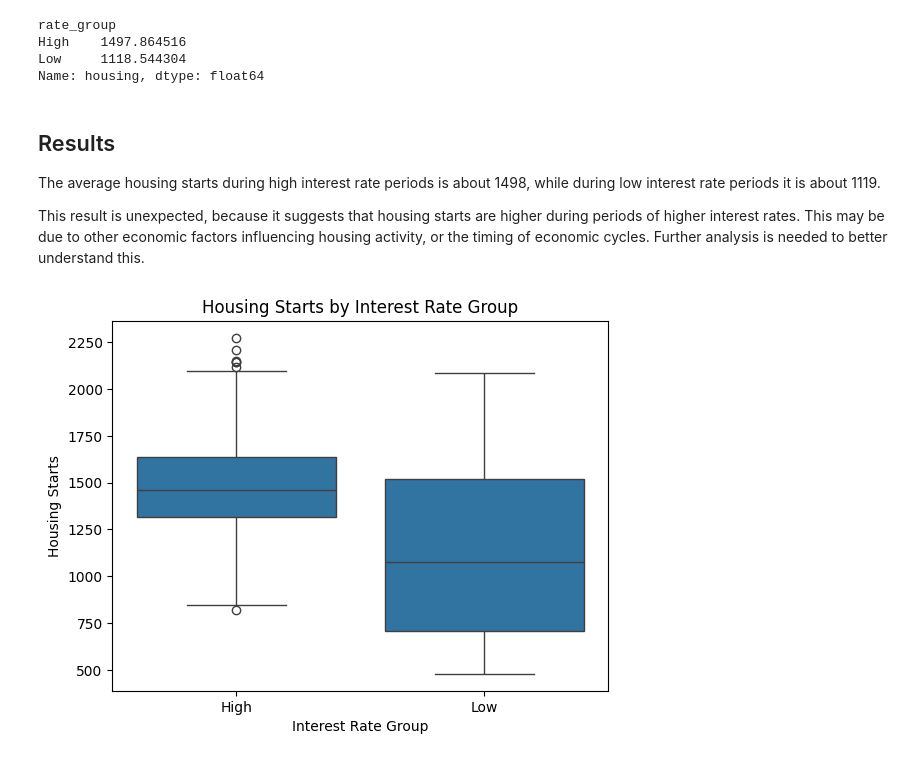
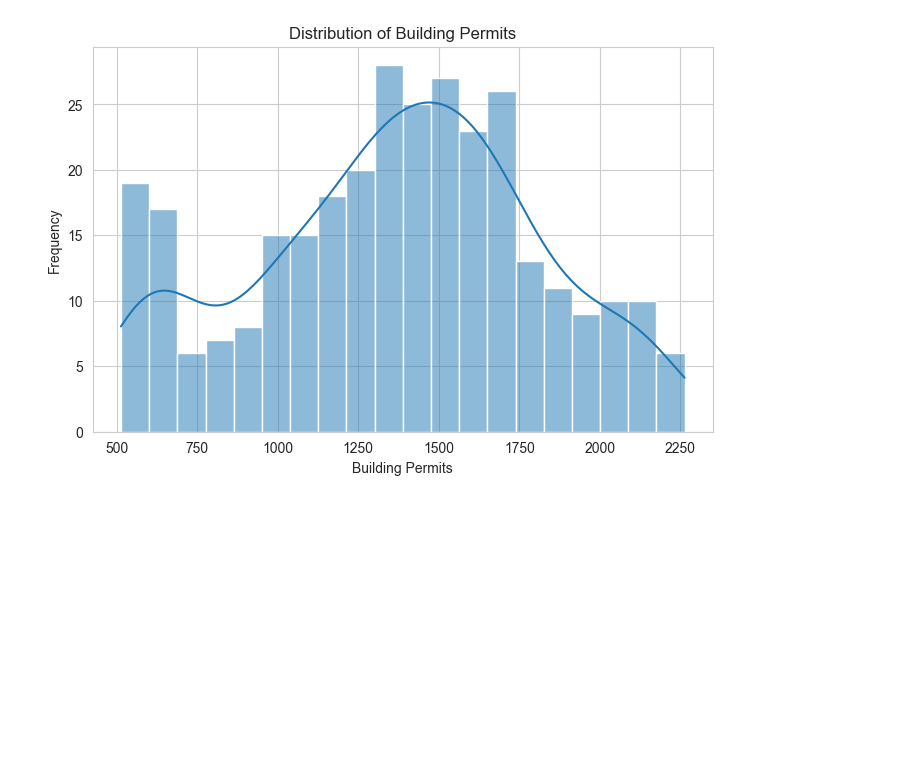
Before and after one commit to meno7286/fred-housing-interest-rates, a Jupyter notebook: iratesvshstats.ipynb, the cells around one changed output. Drawn from its saved outputs; the diff is of its cells as text; code cells hidden in the pictures; blank space fills up the shorter version.

```diff
--- a/iratesvshstats.ipynb
+++ b/iratesvshstats.ipynb
@@ -83,31 +168,12 @@ df.describe()
 # %%
-median_rate = df["rate"].median()
+plt.figure(figsize=(8,5))
 
-df["rate_group"] = "Low"
-df.loc[df["rate"] > median_rate, "rate_group"] = "High"
+sns.histplot(df["permits"], bins=20, kde=True)
 
-df.groupby("rate_group")["housing"].mean()
+plt.title("Distribution of Building Permits")
+plt.xlabel("Building Permits")
+plt.ylabel("Frequency")
+
+plt.show()
 # %% [output]
-rate_group
-High    1497.864516
-Low     1118.544304
-Name: housing, dtype: float64
+[figure, added]
-# %% [markdown]
-## Results
-
-The average housing starts during high interest rate periods is about 1498, while during low interest rate periods it is about 1119.
-
-This result is unexpected, because it suggests that housing starts are higher during periods of higher interest rates. This may be due to other economic factors influencing housing activity, or the timing of economic cycles. Further analysis is needed to better understand this.
-# %%
-import seaborn as sns
-import matplotlib.pyplot as plt
-
-sns.boxplot(x="rate_group", y="housing", data=df)
-
-plt.title("Housing Starts by Interest Rate Group")
-plt.xlabel("Interest Rate Group")
-plt.ylabel("Housing Starts")
-
-plt.show()
-# %% [output]
-[figure, removed]
```
Also changed, not shown: parts of 59 cells of this notebook.
